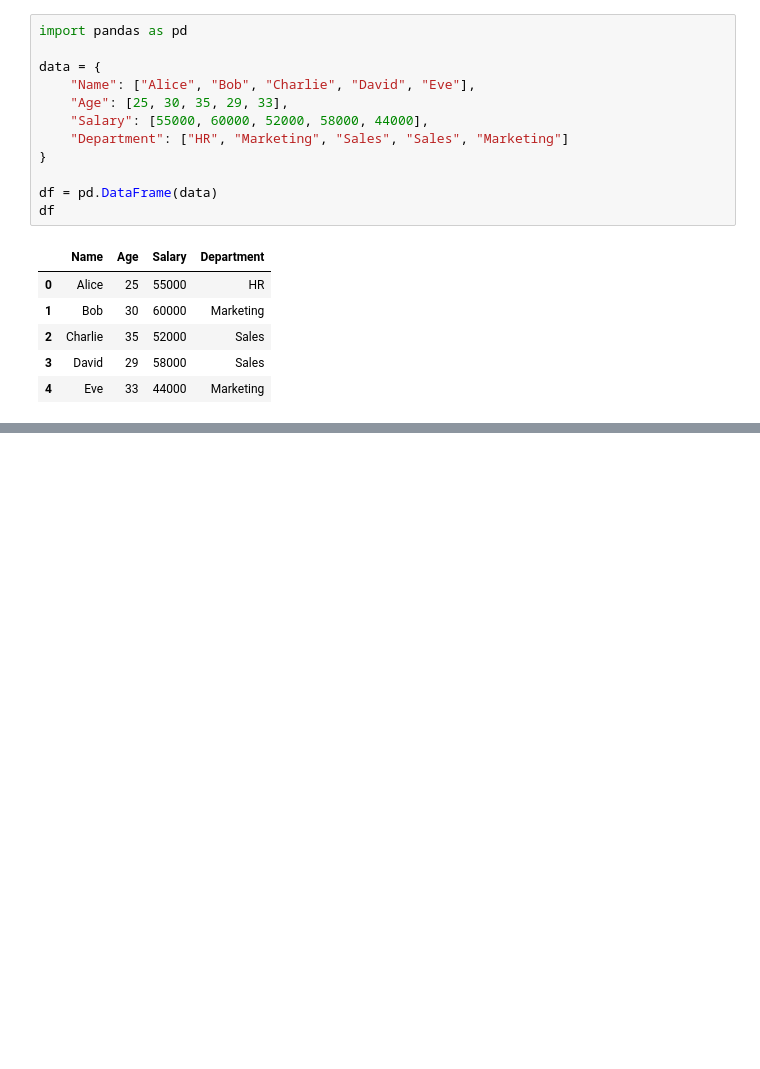
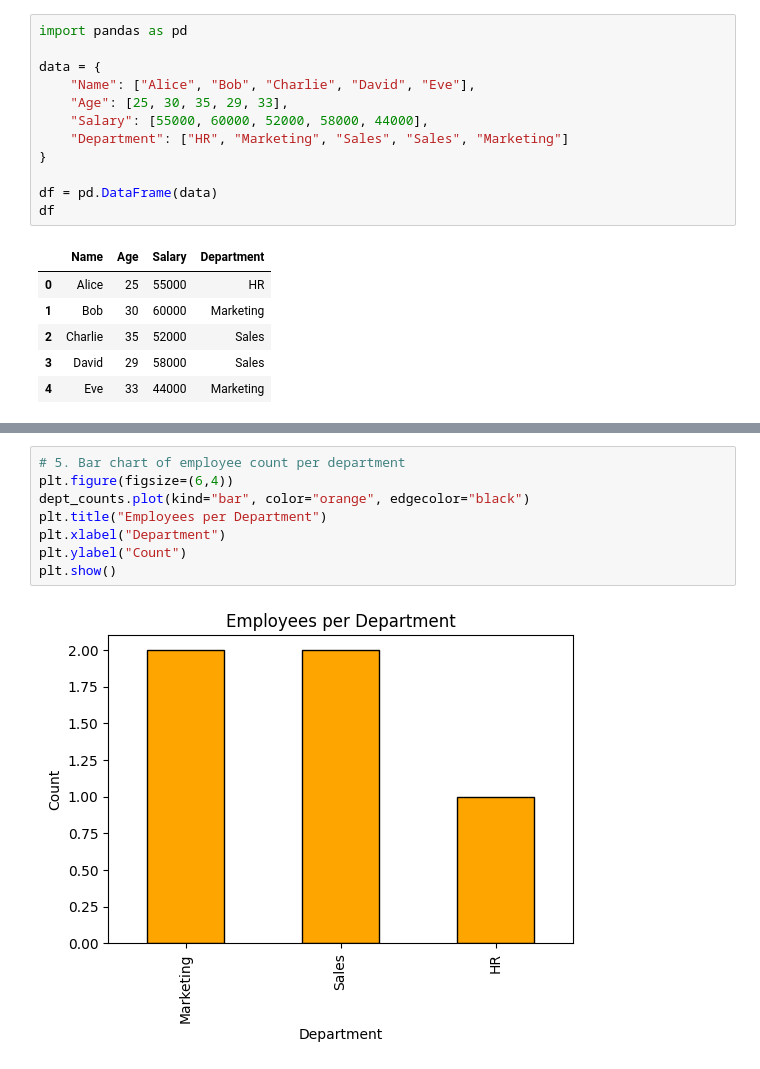
Before and after one commit to anuvishalp/Python_basics, a Jupyter notebook: Numpy_Basics.ipynb, the cells around one changed output, grey strips where cells are left out. Cells and saved outputs as stored; diff of their text form; blank space fills up the shorter version.

```diff
--- a/Numpy_Basics.ipynb
+++ b/Numpy_Basics.ipynb
@@ -507,0 +576,10 @@ df
+# %%
+# 5. Bar chart of employee count per department
+plt.figure(figsize=(6,4))
+dept_counts.plot(kind="bar", color="orange", edgecolor="black")
+plt.title("Employees per Department")
+plt.xlabel("Department")
+plt.ylabel("Count")
+plt.show()
+# %% [output]
+[figure, added]
```
Also changed, not shown: parts of 9 cells of this notebook.
